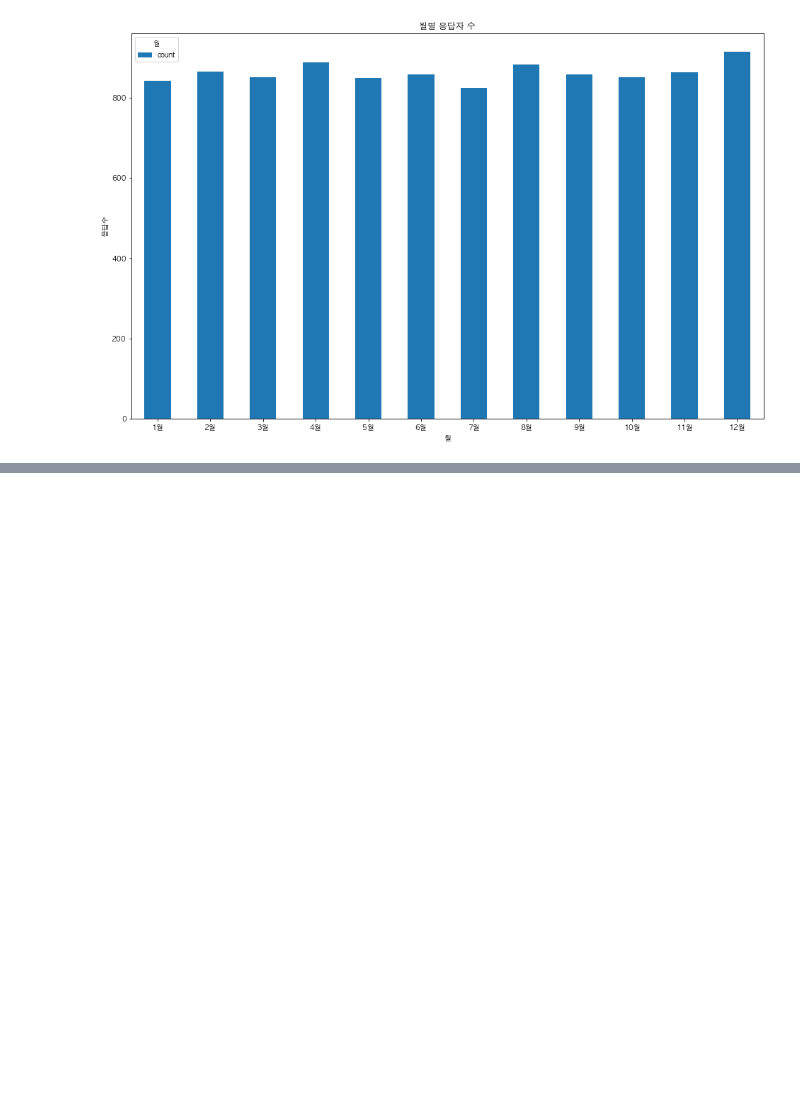
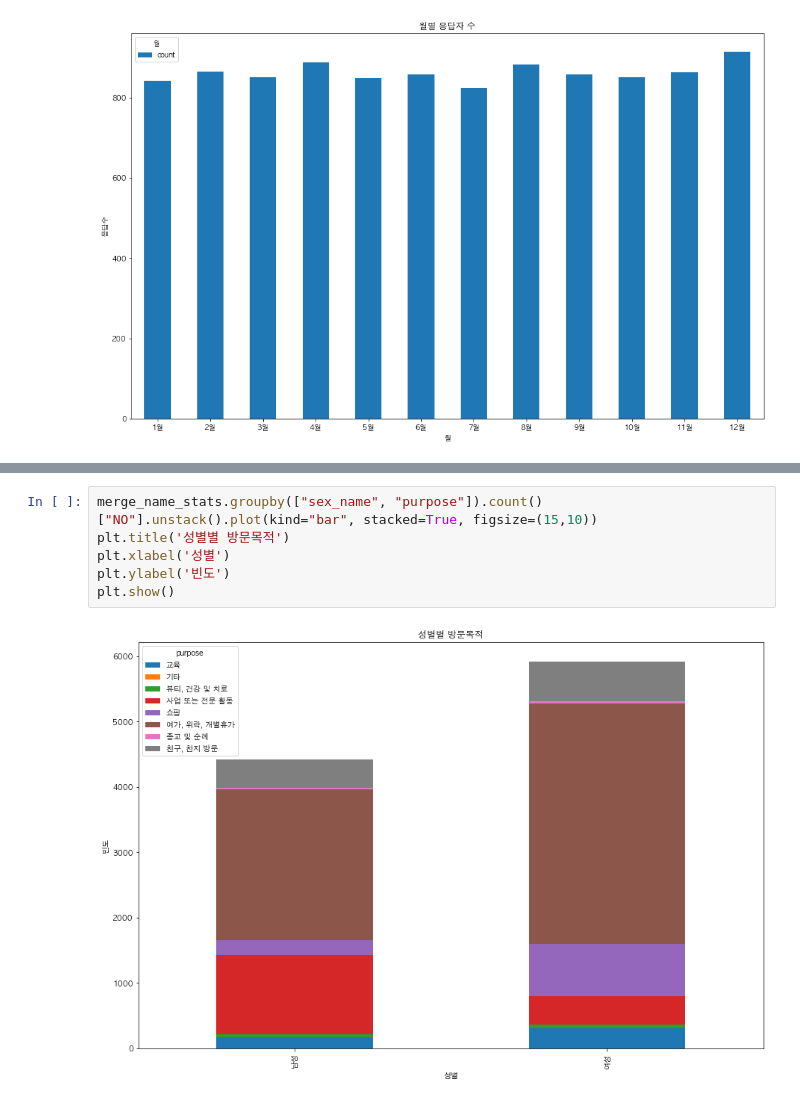
Before and after one commit to asdhgfasd1/2020, a Jupyter notebook: statistics/des_stats01.ipynb, the cells around one changed output, grey strips where cells are left out. Saved outputs shown, nothing was run; the diff lists cells and outputs as text; blank space fills up the shorter version.

```diff
--- a/statistics/des_stats01.ipynb
+++ b/statistics/des_stats01.ipynb
@@ -408,0 +437,8 @@ plt.show()
+# %%
+merge_name_stats.groupby(["sex_name", "purpose"]).count()["NO"].unstack().plot(kind="bar", stacked=True, figsize=(15,10))
+plt.title('성별별 방문목적')
+plt.xlabel('성별')
+plt.ylabel('빈도')
+plt.show()
+# %% [output]
+[figure, added]
```
Also changed, not shown: parts of 4 cells of this notebook.
